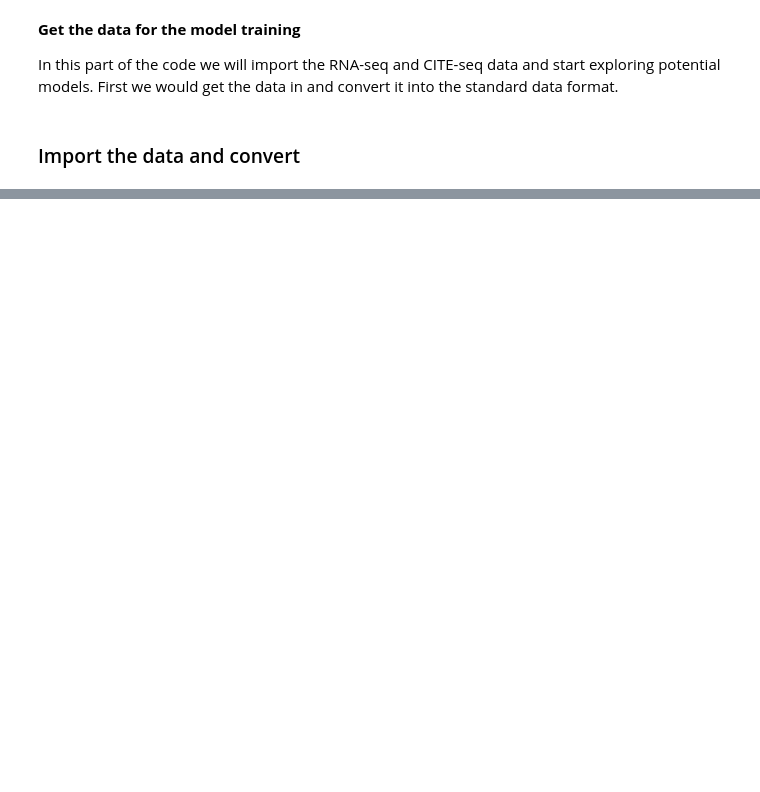
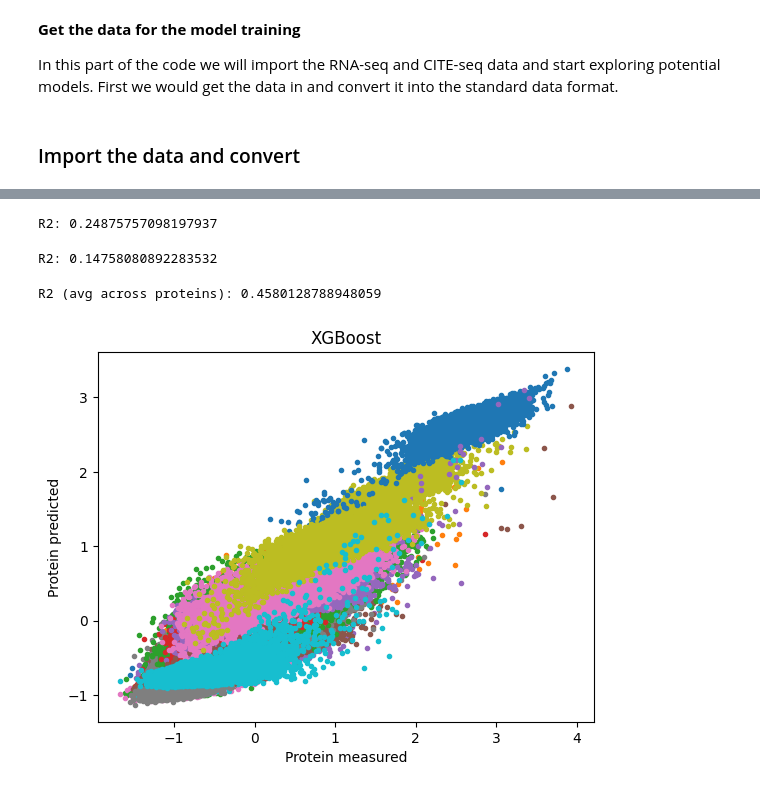
Before and after one commit to abuchin/rna_CITE_seq, a Jupyter notebook: 01_data_preparation.ipynb, the cells around one changed output, grey strips where cells are left out. Cells and saved outputs as stored; diff of their text form; code cells hidden in the pictures; blank space fills up the shorter version.

Commit message:
added xgboost model

```diff
--- a/01_data_preparation.ipynb
+++ b/01_data_preparation.ipynb
@@ -14,5 +24,6 @@ import scanpy as sc
 ### Import the data and convert
 # %%
 
-# protein expression data
-pd_prot_exp = pd.read_csv('/home/ec2-user/modal_form/CrossModalFormer_CITE_Seq/Data/documentation/Protein_expression.csv')
+
+# Protein expression data
+pd_prot_exp = pd.read_csv('/home/ec2-user/modal_form/CrossModalFormer_CITE_Seq/Code/CrossModalFormer/Data/documentation/Protein_expression.csv')
@@ -39,4 +77,4 @@ adata_1 = pd.read_csv('/home/ec2-user/modal_form/CrossModalFormer_CITE_Seq/Data/
 # %%
 
 # find common columns
-cell_idx = np.intersect1d(adata_1.columns, pd_prot_exp.columns)
+cell_idx = np.intersect1d(cell_names, pd_prot_exp_norm.columns.values)
@@ -52,0 +97,55 @@ Y_protein
+# %%
+
+### Ridge regression
+
+model_ridge = Ridge(alpha=1.0)
+model_ridge.fit(X_rna, Y_protein)
+
+Y_pred = model_ridge.predict(X_rna)
+print("R2:", r2_score(Y_protein, Y_pred, multioutput='uniform_average'))
+# %% [output]
+R2: 0.24875757098197937
+# %%
+### Partial least squares
+
+# fit the model
+model_pls = PLSRegression(n_components=10)
+model_pls.fit(X_rna, Y_protein)
+
+# check predictions
+Y_pred = model_pls.predict(X_rna)
+print("R2:", r2_score(Y_protein, Y_pred, multioutput='uniform_average'))
+# %% [output]
+R2: 0.14758080892283532
+# %%
+# xgboost
+
+# create multi-output regressor
+model_xgb = MultiOutputRegressor(
+    XGBRegressor(
+        n_estimators=100,
+        learning_rate=0.1,
+        max_depth=6,
+        n_jobs=-1,
+        random_state=42
+    )
+)
+
+# fit the model
+model_xgb.fit(X_rna, Y_protein)
+
+# check predictions
+Y_pred = model_xgb.predict(X_rna)
+print("R2 (avg across proteins):", r2_score(Y_protein, Y_pred, multioutput='uniform_average'))
+# %% [output]
+R2 (avg across proteins): 0.4580128788948059
+# %%
+
+# plot xgboost results
+plt.plot(Y_protein,Y_pred,'.')
+plt.ylabel('Protein predicted')
+plt.xlabel('Protein measured')
+plt.title('XGBoost')
+plt.show()
+# %% [output]
+[figure, added]
```
Also changed, not shown: parts of 18 cells of this notebook.
